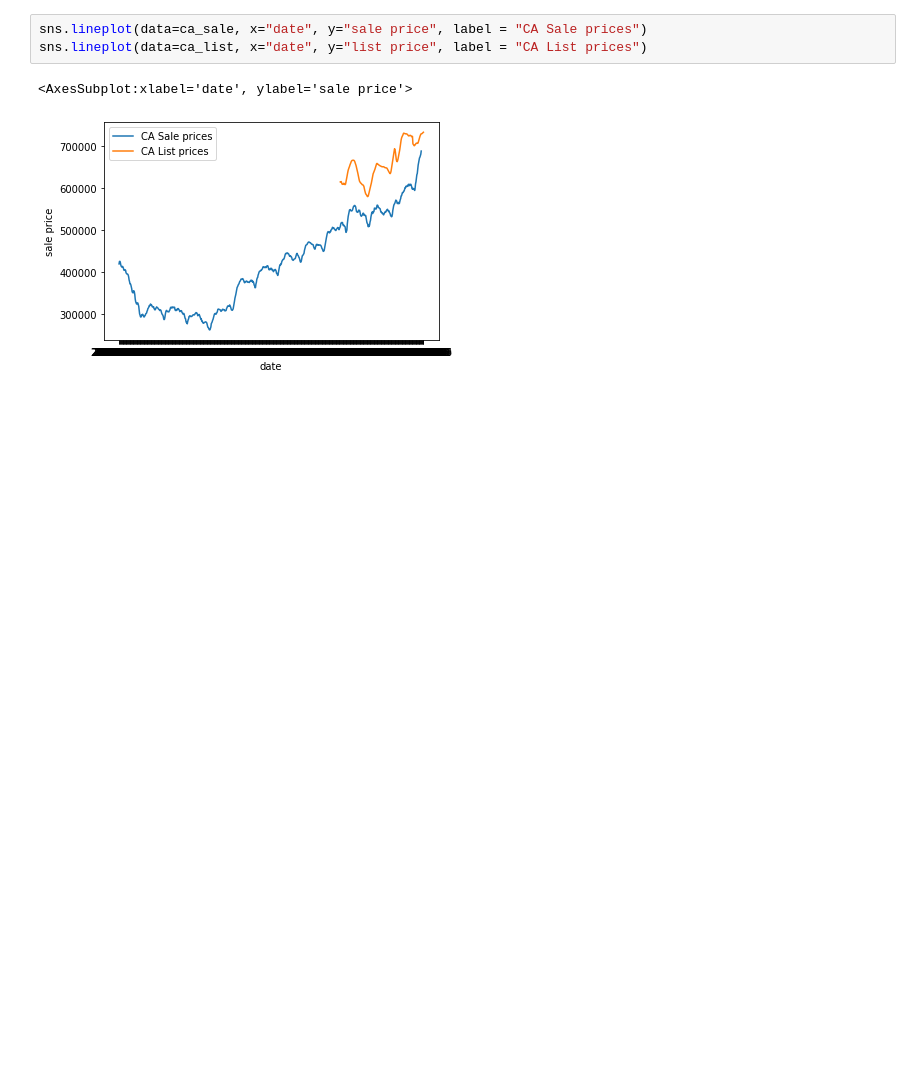
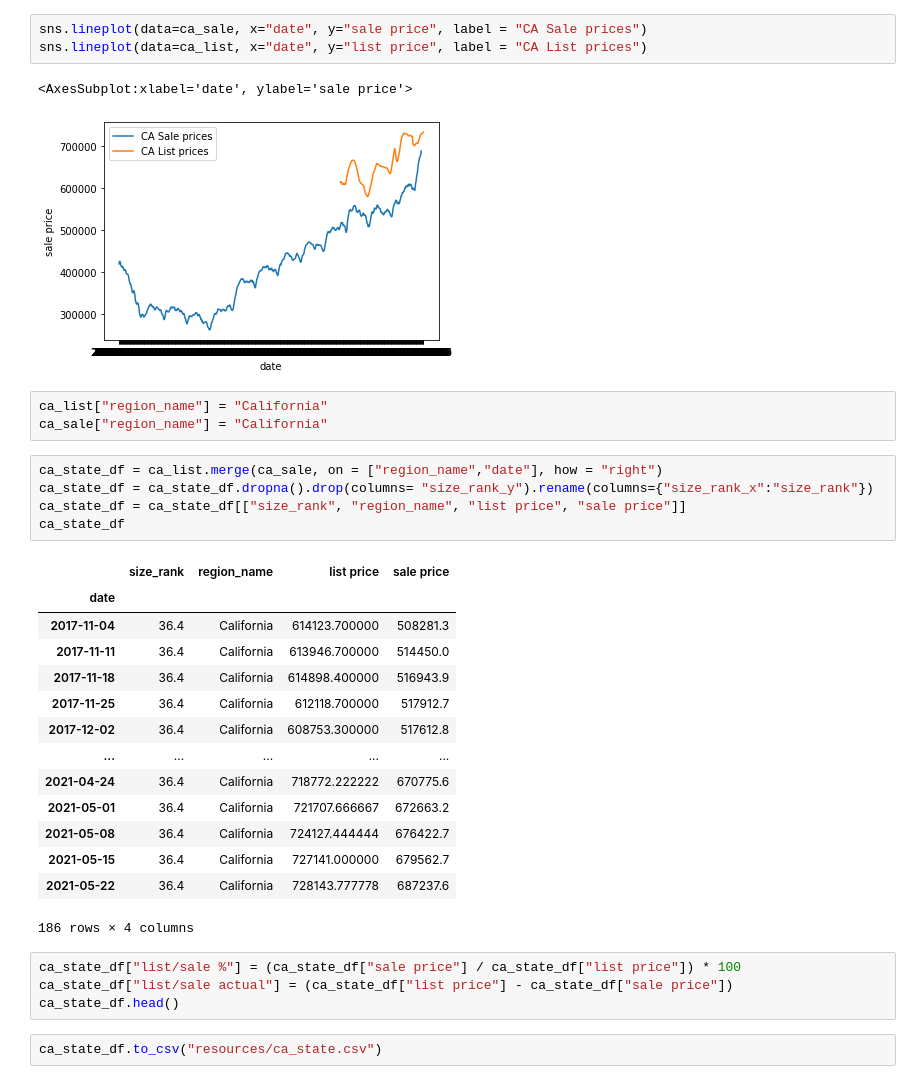
Before and after one commit to qklm/Zillow_Group_Project, a Jupyter notebook: zillow_model_states.ipynb, the cells around one changed output. Drawn from its saved outputs; the diff is of its cells as text; blank space fills up the shorter version.

```diff
--- a/zillow_model_states.ipynb
+++ b/zillow_model_states.ipynb
@@ -203,3 +189,32 @@ sns.lineplot(data=ca_list, x="date", y="list price", label = "CA List prices")
 # %% [output]
 <AxesSubplot:xlabel='date', ylabel='sale price'>
 [figure]
+# %%
+ca_list["region_name"] = "California"
+ca_sale["region_name"] = "California"
+# %%
+ca_state_df = ca_list.merge(ca_sale, on = ["region_name","date"], how = "right")
+ca_state_df = ca_state_df.dropna().drop(columns= "size_rank_y").rename(columns={"size_rank_x":"size_rank"})
+ca_state_df = ca_state_df[["size_rank", "region_name", "list price", "sale price"]]
+ca_state_df
+# %% [output]
+|  | size_rank | region_name | list price | sale price |
+| date |  |  |  |  |
+| 2017-11-04 | 36.4 | California | 614123.700000 | 508281.3 |
+| 2017-11-11 | 36.4 | California | 613946.700000 | 514450.0 |
+| 2017-11-18 | 36.4 | California | 614898.400000 | 516943.9 |
+| 2017-11-25 | 36.4 | California | 612118.700000 | 517912.7 |
+| 2017-12-02 | 36.4 | California | 608753.300000 | 517612.8 |
+| ... | ... | ... | ... | ... |
+| 2021-04-24 | 36.4 | California | 718772.222222 | 670775.6 |
+| 2021-05-01 | 36.4 | California | 721707.666667 | 672663.2 |
+| 2021-05-08 | 36.4 | California | 724127.444444 | 676422.7 |
+| 2021-05-15 | 36.4 | California | 727141.000000 | 679562.7 |
+| 2021-05-22 | 36.4 | California | 728143.777778 | 687237.6 |
+186 rows × 4 columns
+# %%
+ca_state_df["list/sale %"] = (ca_state_df["sale price"] / ca_state_df["list price"]) * 100
+ca_state_df["list/sale actual"] = (ca_state_df["list price"] - ca_state_df["sale price"])
+ca_state_df.head()
+# %%
+ca_state_df.to_csv("resources/ca_state.csv")
```
Also changed, not shown: parts of 1 cell of this notebook, 5 other files.
